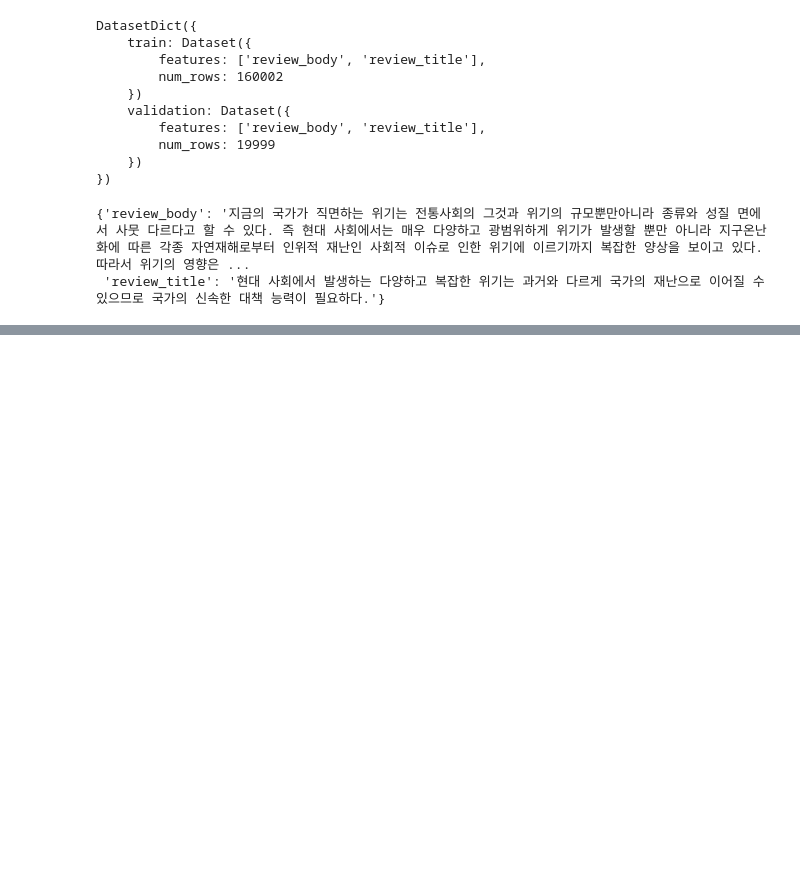
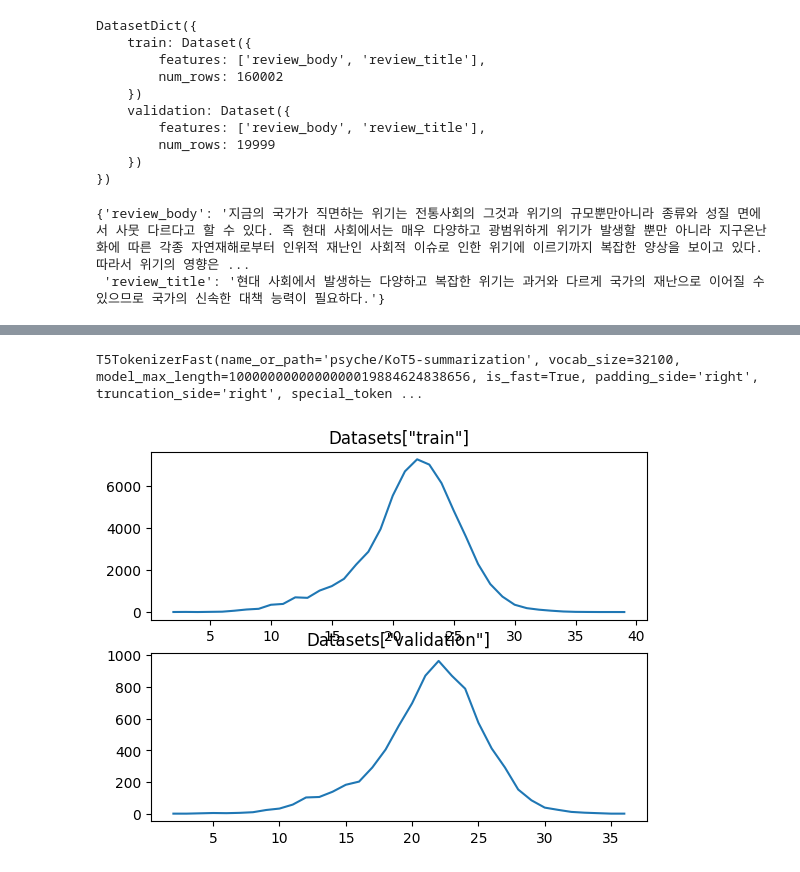
Before and after one commit to jonggurl96/HF_Transformers, a Jupyter notebook: notebook/07. 주요 NLP 태스크 실제 구현방법/4. Summarization.ipynb, the cells around one changed output, grey strips where cells are left out. Saved outputs shown, nothing was run; the diff lists cells and outputs as text; code cells hidden in the pictures; blank space fills up the shorter version.

```diff
--- a/notebook/07. 주요 NLP 태스크 실제 구현방법/4. Summarization.ipynb
+++ b/notebook/07. 주요 NLP 태스크 실제 구현방법/4. Summarization.ipynb
@@ -104,0 +142,4 @@ datasets["train"][0]
+# %%
+# 70 ~ 90개 단어로 이루어진 리뷰만 사용하기
+filtered_datasets = datasets.filter(lambda x: 70 <= len(x["review_body"].split()) <= 90)
+filtered_datasets
@@ -104,0 +184,22 @@ datasets["train"][0]
+# %%
+tokenizer
+# %% [output]
+T5TokenizerFast(name_or_path='psyche/KoT5-summarization', vocab_size=32100, model_max_length=1000000000000000019884624838656, is_fast=True, padding_side='right', truncation_side='right', special_token ...
+# %%
+import matplotlib.pyplot as plt
+
+fig = plt.figure()
+
+for plt_idx, split in enumerate(["train", "validation"]):
+    title = f"Datasets[\"{split}\"]"
+    length_dict = defaultdict(int)
+    for idx in range(filtered_datasets[split].num_rows):
+        token_length = len(filtered_datasets[split][idx]["review_title"].split())
+        length_dict[token_length] += 1
+    length_dict = dict(sorted(length_dict.items(), key = lambda x: x[0]))
+
+    sub_plot = fig.add_subplot(2, 1, plt_idx + 1)
+    sub_plot.set_title(title)
+    sub_plot.plot(length_dict.keys(), length_dict.values())
+# %% [output]
+[figure, added]
```
Also changed, not shown: parts of 10 cells of this notebook.
